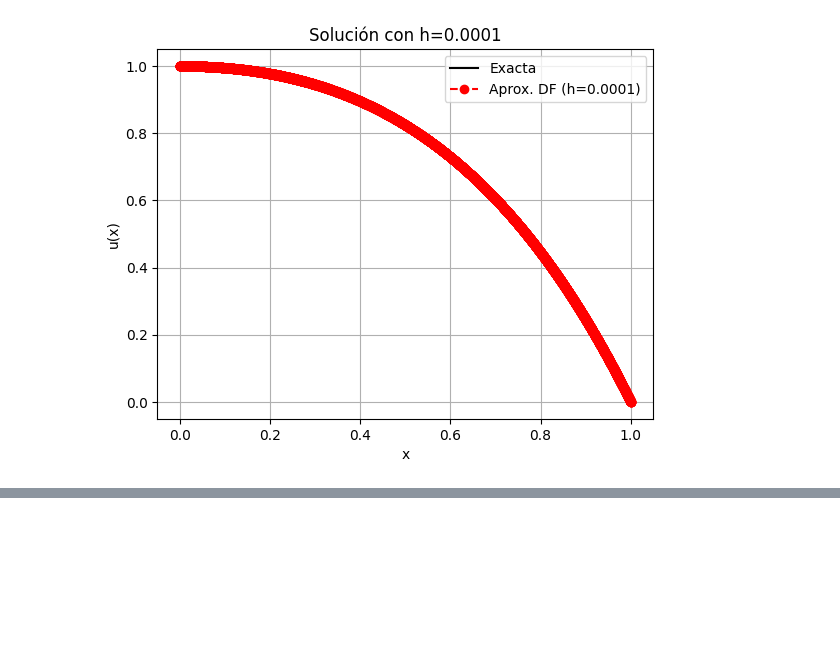
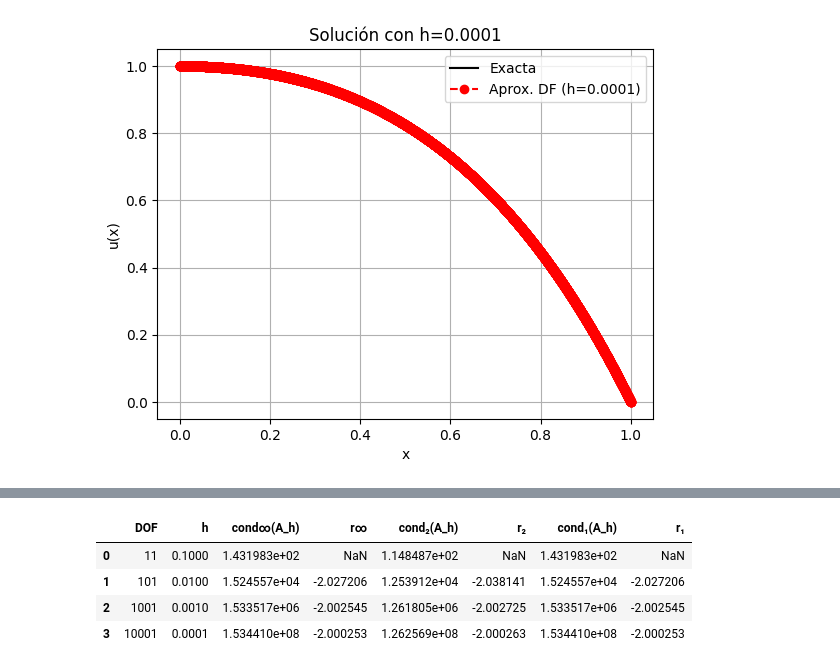
Before and after one commit to dserranog1/numerical-analysis, a Jupyter notebook: numerical_analysis/worksheet_5/exercise_7.ipynb, the cells around one changed output, grey strips where cells are left out. Cells and saved outputs as stored; diff of their text form; code cells hidden in the pictures; blank space fills up the shorter version.

```diff
--- a/numerical_analysis/worksheet_5/exercise_7.ipynb
+++ b/numerical_analysis/worksheet_5/exercise_7.ipynb
@@ -66,0 +261,8 @@ for h in h_list:
+# %%
+tabla_condicion
+# %% [output]
+|  | DOF | h | cond∞(A_h) | r∞ | cond₂(A_h) | r₂ | cond₁(A_h) | r₁ |
+| 0 | 11 | 0.1000 | 1.431983e+02 | NaN | 1.148487e+02 | NaN | 1.431983e+02 | NaN |
+| 1 | 101 | 0.0100 | 1.524557e+04 | -2.027206 | 1.253912e+04 | -2.038141 | 1.524557e+04 | -2.027206 |
+| 2 | 1001 | 0.0010 | 1.533517e+06 | -2.002545 | 1.261805e+06 | -2.002725 | 1.533517e+06 | -2.002545 |
+| 3 | 10001 | 0.0001 | 1.534410e+08 | -2.000253 | 1.262569e+08 | -2.000263 | 1.534410e+08 | -2.000253 |
```
Also changed, not shown: parts of 9 cells of this notebook.
